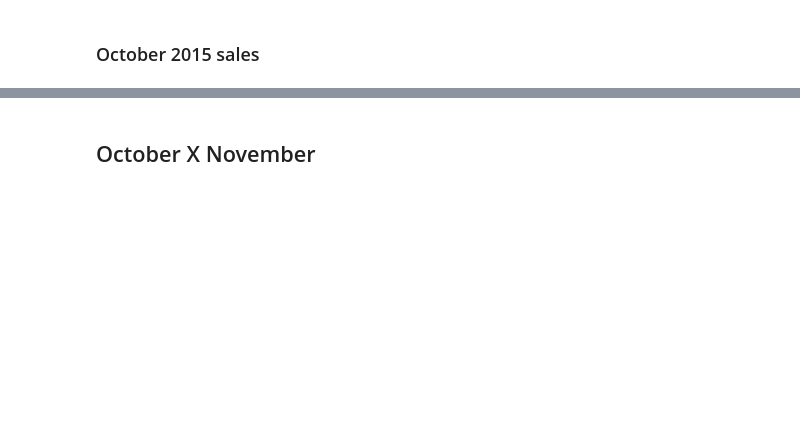
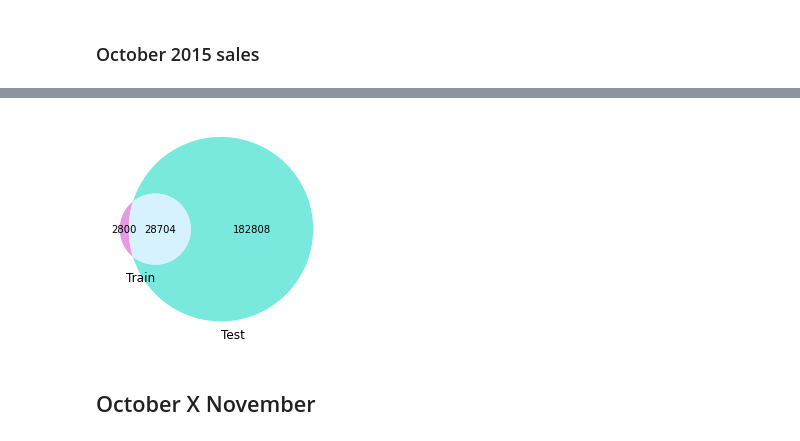
Before and after one commit to wojtekgradzinski/AISpring21, a Jupyter notebook: M4 - Feature Engineering/D6 - FeatSel & DimRed/predict_future_sales.ipynb, the cells around one changed output, grey strips where cells are left out. Cells and saved outputs as stored; diff of their text form; code cells hidden in the pictures; blank space fills up the shorter version.

```diff
--- a/M4 - Feature Engineering/D6 - FeatSel & DimRed/predict_future_sales.ipynb
+++ b/M4 - Feature Engineering/D6 - FeatSel & DimRed/predict_future_sales.ipynb
@@ -67,5 +114,7 @@ print("% of refunds:", percentage_refunds * 100, '%')
 # %%
 venn2([set((df_train.shop_id.astype(str) + df_train.item_id.astype(str)).unique()),
        set((df_test.shop_id.astype(str)  + df_test.item_id.astype(str)).unique())],
-      set_labels = ('Train', 'Test'), set_colors=('darkcyan', 'goldenrod'), alpha = 0.7)
+      set_labels = ('Train', 'Test'), set_colors=('orchid', 'turquoise'), alpha = 0.7)
 plt.show()
+# %% [output]
+[figure, added]
```
Also changed, not shown: parts of 22 cells of this notebook.
